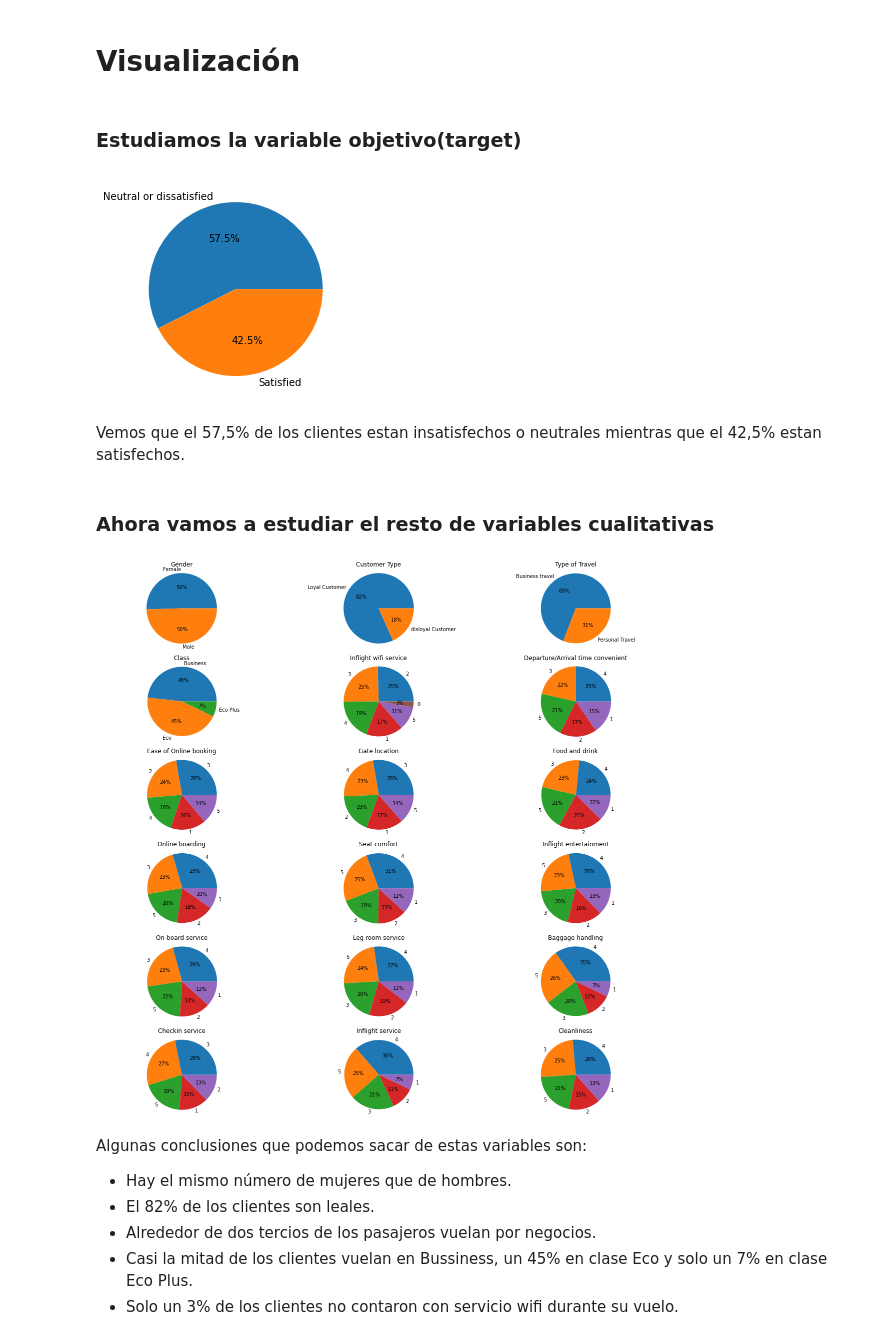
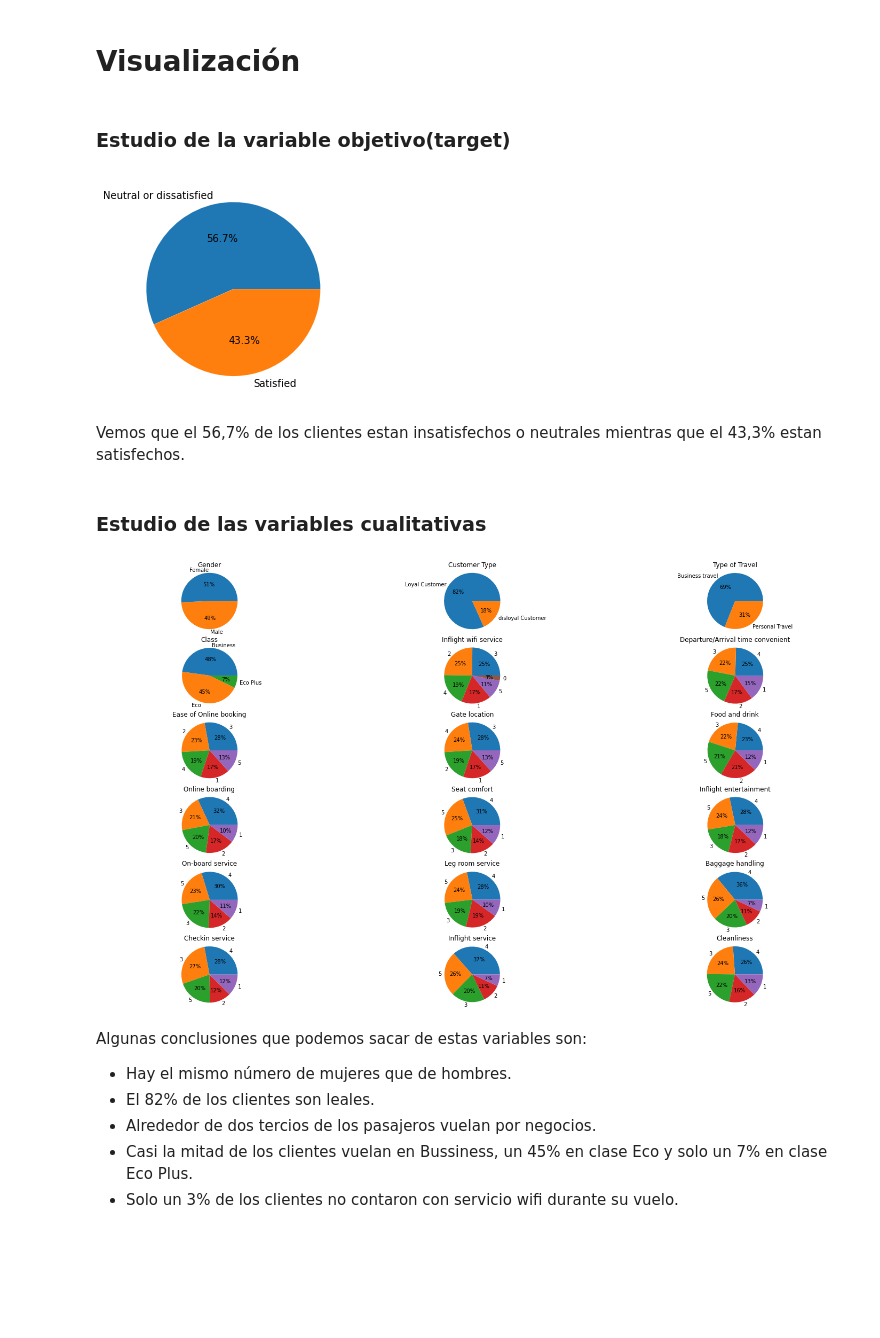
Before and after one commit to daysi00/Practica_1, a Jupyter notebook: AnalisisDeDatos.ipynb, the cells around one changed output. Saved outputs shown, nothing was run; the diff lists cells and outputs as text; code cells hidden in the pictures; blank space fills up the shorter version.

```diff
--- a/AnalisisDeDatos.ipynb
+++ b/AnalisisDeDatos.ipynb
@@ -133,5 +124,5 @@ DataMuestra.describe().T
 # %% [markdown]
 Las primeras 2 columnas no son necesarias para el estudio asi que las vamos a eliminar.
 # %%
-DataMuestra = DataMuestra.drop(['Unnamed: 0', 'id'], axis=1)
+DataTrain = DataTrain.drop(['Unnamed: 0', 'id'], axis=1)
 # %%
@@ -157,7 +148,7 @@ memory usage: 937.5+ KB
 # %% [markdown]
 Vamos a cambiar los 0 de la encuesta (Not rated) y convertirlos en NA, excepto en la columna 'Inflight wifi service', la cual los 0 son no aplicable (Not Applicable).
 # %%
-DataMuestra[DataMuestra.columns[7:20]] = DataMuestra[DataMuestra.columns[7:20]].replace([0], [np.nan])
+DataTrain[DataTrain.columns[7:20]] = DataTrain[DataTrain.columns[7:20]].replace([0], [np.nan])
 # %% [markdown]
 A continuación, vamos a ver los datos faltantes que tiene el dataframe
 # %%
@@ -185,8 +195,15 @@ Vemos que tenemos faltantes en varias columnas y que son pocos en comparación c
 # %%
-DataMuestra['Departure/Arrival time convenient'] = DataMuestra['Departure/Arrival time convenient'].fillna(DataTrain['Departure/Arrival time convenient'].median())
-DataMuestra['Ease of Online booking'] = DataMuestra['Ease of Online booking'].fillna(DataTrain['Ease of Online booking'].median())
-DataMuestra['Food and drink'] = DataMuestra['Food and drink'].fillna(DataTrain['Food and drink'].median())
-DataMuestra['Online boarding'] = DataMuestra['Online boarding'].fillna(DataTrain['Online boarding'].median())
-DataMuestra['Leg room service'] = DataMuestra['Leg room service'].fillna(DataTrain['Leg room service'].median())
-DataMuestra['Arrival Delay in Minutes'] = DataMuestra['Arrival Delay in Minutes'].fillna(DataTrain['Arrival Delay in Minutes'].median())
+DataTrain['Departure/Arrival time convenient'] = DataTrain['Departure/Arrival time convenient'].fillna(DataTrain['Departure/Arrival time convenient'].median())
+DataTrain['Ease of Online booking'] = DataTrain['Ease of Online booking'].fillna(DataTrain['Ease of Online booking'].median())
+DataTrain['Gate location'] = DataTrain['Gate location'].fillna(DataTrain['Gate location'].median())
+DataTrain['Food and drink'] = DataTrain['Food and drink'].fillna(DataTrain['Food and drink'].median())
+DataTrain['Online boarding'] = DataTrain['Online boarding'].fillna(DataTrain['Online boarding'].median())
+DataTrain['Seat comfort'] = DataTrain['Seat comfort'].fillna(DataTrain['Seat comfort'].median())
+DataTrain['Inflight entertainment'] = DataTrain['Inflight entertainment'].fillna(DataTrain['Inflight entertainment'].median())
+DataTrain['On-board service'] = DataTrain['On-board service'].fillna(DataTrain['On-board service'].median())
+DataTrain['Leg room service'] = DataTrain['Leg room service'].fillna(DataTrain['Leg room service'].median())
+DataTrain['Checkin service'] = DataTrain['Checkin service'].fillna(DataTrain['Checkin service'].median())
+DataTrain['Inflight service'] = DataTrain['Inflight service'].fillna(DataTrain['Inflight service'].median())
+DataTrain['Cleanliness'] = DataTrain['Cleanliness'].fillna(DataTrain['Cleanliness'].median())
+DataTrain['Arrival Delay in Minutes'] = DataTrain['Arrival Delay in Minutes'].fillna(DataTrain['Arrival Delay in Minutes'].median())
 # %%
@@ -234,4 +251,4 @@ Una vez tratados los NA, observamos que en algunas variables de puntuación ha c
 # %%
 Columnas_encuesta =list(range(6,20))
-DataMuestra.iloc[:,Columnas_encuesta] = DataMuestra.iloc[:,Columnas_encuesta].astype('int64')
+DataTrain.iloc[:,Columnas_encuesta] = DataTrain.iloc[:,Columnas_encuesta].astype('int64')
 # %%
@@ -257,29 +274,29 @@ memory usage: 937.5+ KB
 # %% [markdown]
 # Visualización
 # %% [markdown]
-### Estudiamos la variable objetivo(target)
+### Estudio de la variable objetivo(target)
 # %%
-plt.pie(DataMuestra.satisfaction.value_counts(), labels = ["Neutral or dissatisfied", "Satisfied"], autopct = '%1.1f%%')
+plt.pie(DataTrain.satisfaction.value_counts(), labels = ["Neutral or dissatisfied", "Satisfied"], autopct = '%1.1f%%')
 pass
 # %% [output]
-[figure, old version]
+[figure, new version]
 # %% [markdown]
-Vemos que el 57,5% de los clientes estan insatisfechos o neutrales mientras que el 42,5% estan satisfechos.
+Vemos que el 56,7% de los clientes estan insatisfechos o neutrales mientras que el 43,3% estan satisfechos.
 # %% [markdown]
-### Ahora vamos a estudiar el resto de variables cualitativas
+### Estudio de las variables cualitativas
 # %%
 Columnas_categoria = [0,1,3,4] + list(range(6,20))
-fig, axes = plt.subplots(6, 3, figsize = (20, 20))
-for i, col in enumerate(DataMuestra.iloc[:,Columnas_categoria]):
-    column_values = DataMuestra[col].value_counts()
+fig, axes = plt.subplots(6, 3, figsize = (25, 15))
+for i, col in enumerate(DataTrain.iloc[:,Columnas_categoria]):
+    column_values = DataTrain[col].value_counts()
     labels = column_values.index
     sizes = column_values.values
     axes[i//3, i%3].pie(sizes, labels = labels, autopct = '%1.0f%%')
     axes[i//3, i%3].axis('equal')
     axes[i//3, i%3].set_title(col)
 plt.show()
 # %% [output]
-[figure, old version]
+[figure, new version]
 # %% [markdown]
 Algunas conclusiones que podemos sacar de estas variables son:
 + Hay el mismo número de mujeres que de hombres.
```
Also changed, not shown: parts of 40 cells of this notebook.
